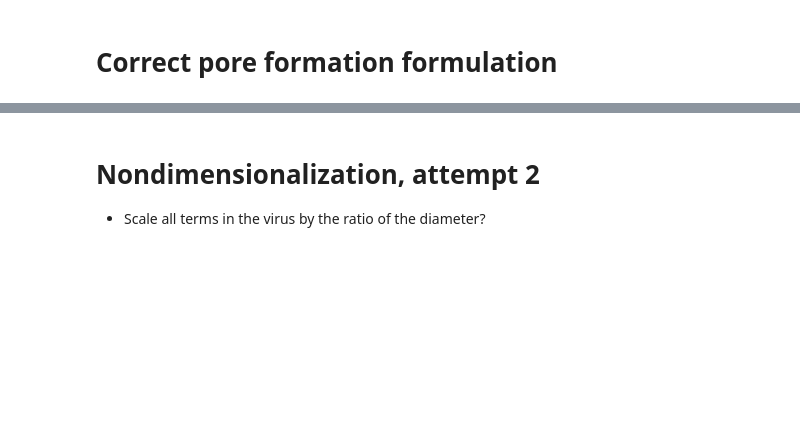
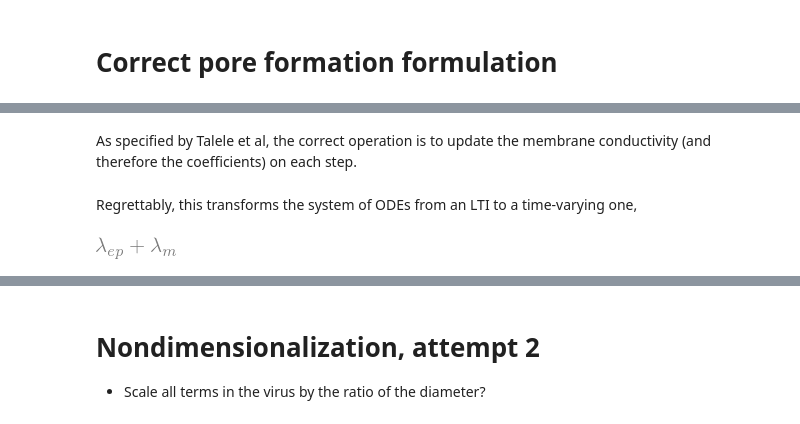
Before and after one commit to 0xDBFB7/transmembrane_potential, a Jupyter notebook: transmembrane_math.ipynb, the cells around one changed output, grey strips where cells are left out. Saved outputs shown, nothing was run; the diff lists cells and outputs as text; code cells hidden in the pictures; blank space fills up the shorter version.

Commit message:
Added pore current coefficients

```diff
--- a/transmembrane_math.ipynb
+++ b/transmembrane_math.ipynb
@@ -442,0 +463,17 @@ SyntaxError: invalid syntax (<ipython-input-36-1004a41a4932>, line 7)
+# %% [markdown]
+As specified by Talele et al, the correct operation is to update the membrane conductivity (and therefore the coefficients) on each step.
+# %% [markdown]
+Regrettably, this transforms the system of ODEs from an LTI to a time-varying one,
+# %%
+I_ep, lambda_ep, temp = symbols("I_ep lambda_ep temp")
+
+
+# want to split out all the alpha etc coeffs with l_m_ep so we don't need to re-calculate
+# a_1,..... every step
+
+# lambda_ep = (I_ep / x0_w(t))
+l_m_ep = l_m + lambda_ep
+
+l_m_ep
+# %% [output]
+[figure, added]
```
Also changed, not shown: parts of 17 cells of this notebook, 1 other file.
